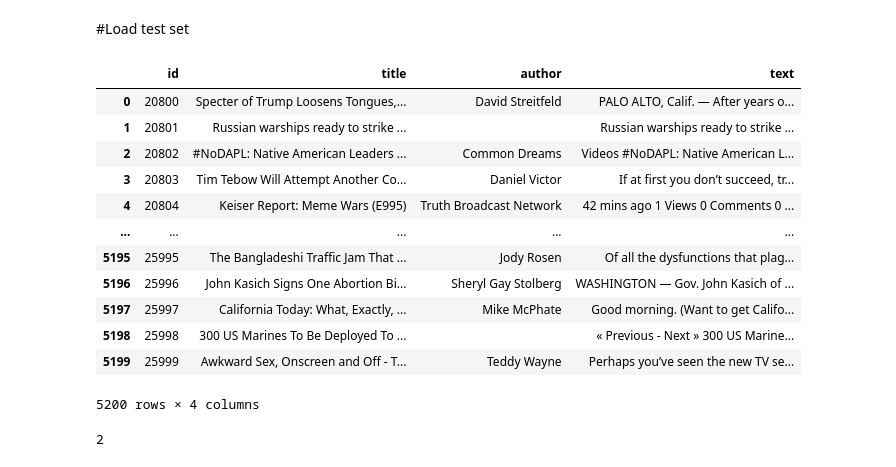
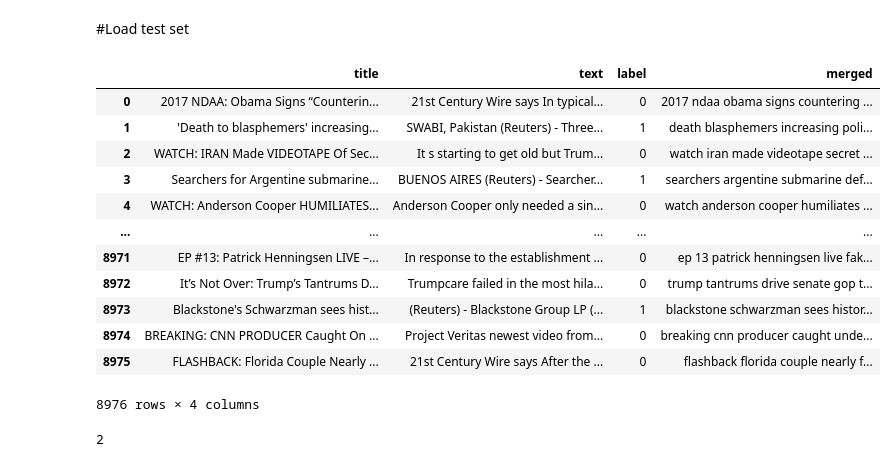
Before and after one commit to namlv97/fake-news-classification, a Jupyter notebook: fake_news_classification.ipynb, the cells around one changed output. Drawn from its saved outputs; the diff is of its cells as text; code cells hidden in the pictures.

```diff
--- a/fake_news_classification.ipynb
+++ b/fake_news_classification.ipynb
@@ -622,20 +745,19 @@ for epoch in range(epochs):
 # %% [markdown]
 #Load test set
 # %%
-test=pd.read_csv("/content/test.csv")
-test=test.fillna("")
+test=pd.read_csv(join(model_path,"test.csv"),index_col=False)
 test
 # %% [output]
-|  | id | title | author | text |
-| 0 | 20800 | Specter of Trump Loosens Tongues,... | David Streitfeld | PALO ALTO, Calif. — After years o... |
-| 1 | 20801 | Russian warships ready to strike ... |  | Russian warships ready to strike ... |
-| 2 | 20802 | #NoDAPL: Native American Leaders ... | Common Dreams | Videos #NoDAPL: Native American L... |
-| 3 | 20803 | Tim Tebow Will Attempt Another Co... | Daniel Victor | If at first you don’t succeed, tr... |
-| 4 | 20804 | Keiser Report: Meme Wars (E995) | Truth Broadcast Network | 42 mins ago 1 Views 0 Comments 0 ... |
+|  | title | text | label | merged |
+| 0 | 2017 NDAA: Obama Signs “Counterin... | 21st Century Wire says In typical... | 0 | 2017 ndaa obama signs countering ... |
+| 1 | 'Death to blasphemers' increasing... | SWABI, Pakistan (Reuters) - Three... | 1 | death blasphemers increasing poli... |
+| 2 | WATCH: IRAN Made VIDEOTAPE Of Sec... | It s starting to get old but Trum... | 0 | watch iran made videotape secret ... |
+| 3 | Searchers for Argentine submarine... | BUENOS AIRES (Reuters) - Searcher... | 1 | searchers argentine submarine def... |
+| 4 | WATCH: Anderson Cooper HUMILIATES... | Anderson Cooper only needed a sin... | 0 | watch anderson cooper humiliates ... |
 | ... | ... | ... | ... | ... |
-| 5195 | 25995 | The Bangladeshi Traffic Jam That ... | Jody Rosen | Of all the dysfunctions that plag... |
-| 5196 | 25996 | John Kasich Signs One Abortion Bi... | Sheryl Gay Stolberg | WASHINGTON — Gov. John Kasich of ... |
-| 5197 | 25997 | California Today: What, Exactly, ... | Mike McPhate | Good morning. (Want to get Califo... |
-| 5198 | 25998 | 300 US Marines To Be Deployed To ... |  | « Previous - Next » 300 US Marine... |
-| 5199 | 25999 | Awkward Sex, Onscreen and Off - T... | Teddy Wayne | Perhaps you’ve seen the new TV se... |
+| 8971 | EP #13: Patrick Henningsen LIVE –... | In response to the establishment ... | 0 | ep 13 patrick henningsen live fak... |
+| 8972 | It’s Not Over: Trump’s Tantrums D... | Trumpcare failed in the most hila... | 0 | trump tantrums drive senate gop t... |
+| 8973 | Blackstone's Schwarzman sees hist... | (Reuters) - Blackstone Group LP (... | 1 | blackstone schwarzman sees histor... |
+| 8974 | BREAKING: CNN PRODUCER Caught On ... | Project Veritas newest video from... | 0 | breaking cnn producer caught unde... |
+| 8975 | FLASHBACK: Florida Couple Nearly ... | 21st Century Wire says After the ... | 0 | flashback florida couple nearly f... |
-5200 rows × 4 columns
+8976 rows × 4 columns
```
Also changed, not shown: parts of 58 cells of this notebook.
